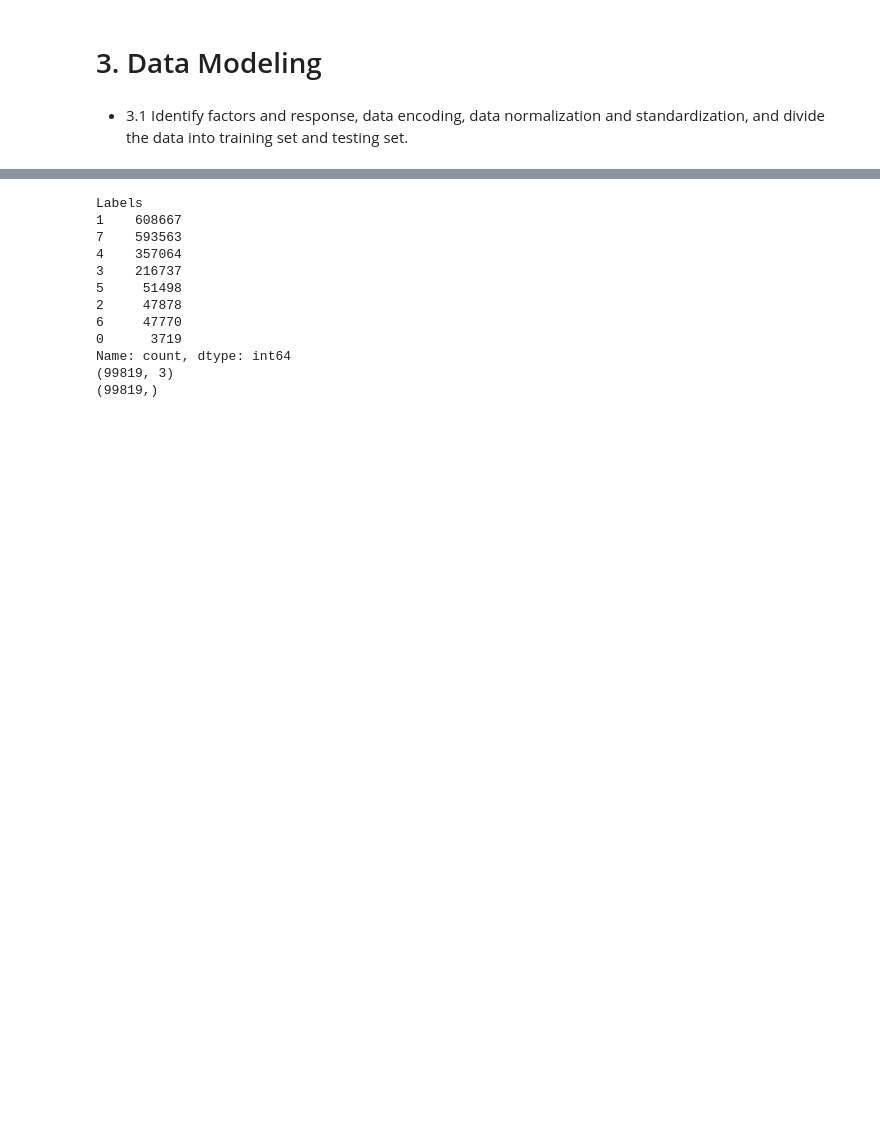
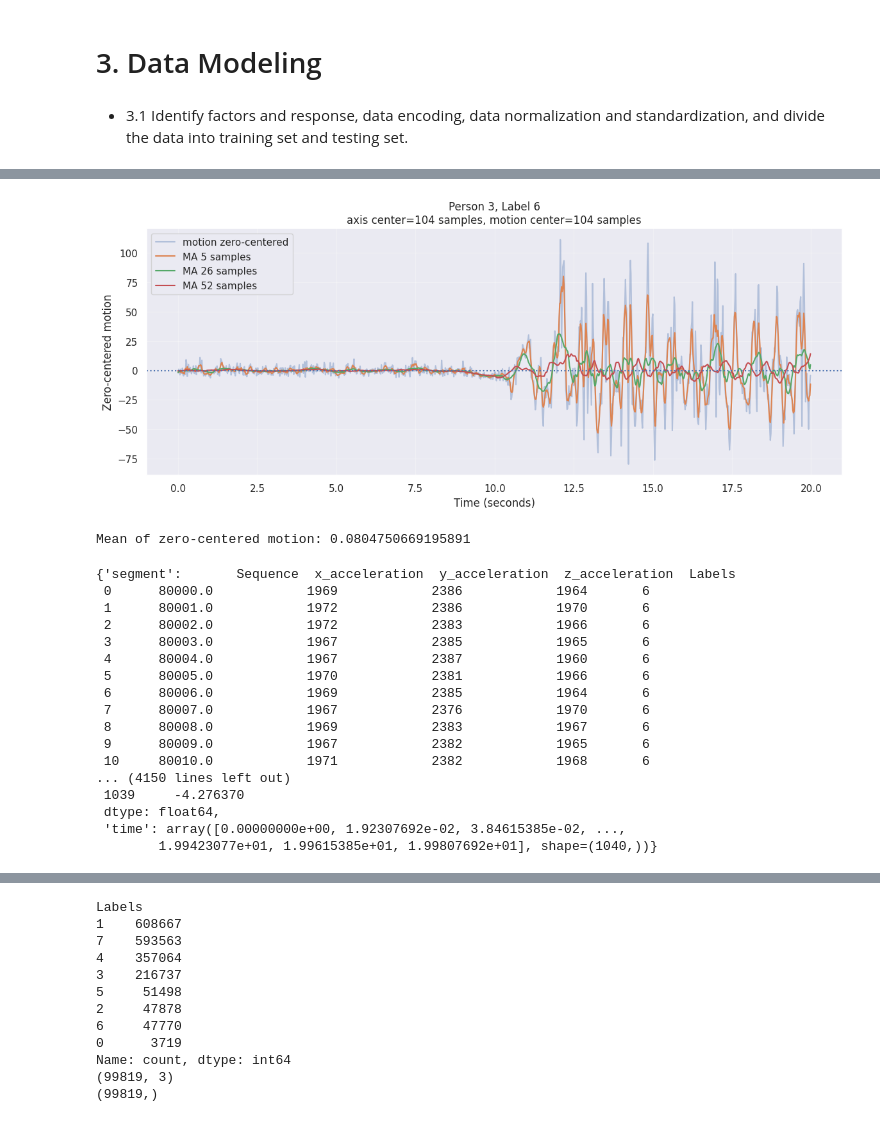
Before and after one commit to benjaminfong/cs286-accelerometer-project, a Jupyter notebook: activity-recognition-from-accelerometer.ipynb, the cells around one changed output, grey strips where cells are left out. Saved outputs shown, nothing was run; the diff lists cells and outputs as text; code cells hidden in the pictures; blank space fills up the shorter version.

```diff
--- a/activity-recognition-from-accelerometer.ipynb
+++ b/activity-recognition-from-accelerometer.ipynb
@@ -283,0 +651,30 @@ We can know the correlation between those attributes according the scatter_matri
+# %%
+plot_zero_centered_motion_with_sample_ma(
+    person_id=3,
+    label=6,
+    offset_seconds=0,
+    window_seconds=20,
+    axis_center_window_samples=104,
+    motion_center_window_samples=104,
+    smoothing_samples=(5, 26, 52)
+)
+# %% [output]
+[figure, added]
+Mean of zero-centered motion: 0.0804750669195891
+{'segment':       Sequence  x_acceleration  y_acceleration  z_acceleration  Labels
+ 0      80000.0            1969            2386            1964       6
+ 1      80001.0            1972            2386            1970       6
+ 2      80002.0            1972            2383            1966       6
+ 3      80003.0            1967            2385            1965       6
+ 4      80004.0            1967            2387            1960       6
+ 5      80005.0            1970            2381            1966       6
+ 6      80006.0            1969            2385            1964       6
+ 7      80007.0            1967            2376            1970       6
+ 8      80008.0            1969            2383            1967       6
+ 9      80009.0            1967            2382            1965       6
+ 10     80010.0            1971            2382            1968       6
+... (4150 lines left out)
+ 1039     -4.276370
+ dtype: float64,
+ 'time': array([0.00000000e+00, 1.92307692e-02, 3.84615385e-02, ...,
+        1.99423077e+01, 1.99615385e+01, 1.99807692e+01], shape=(1040,))}
```
Also changed, not shown: parts of 8 cells of this notebook, 1 other file.
